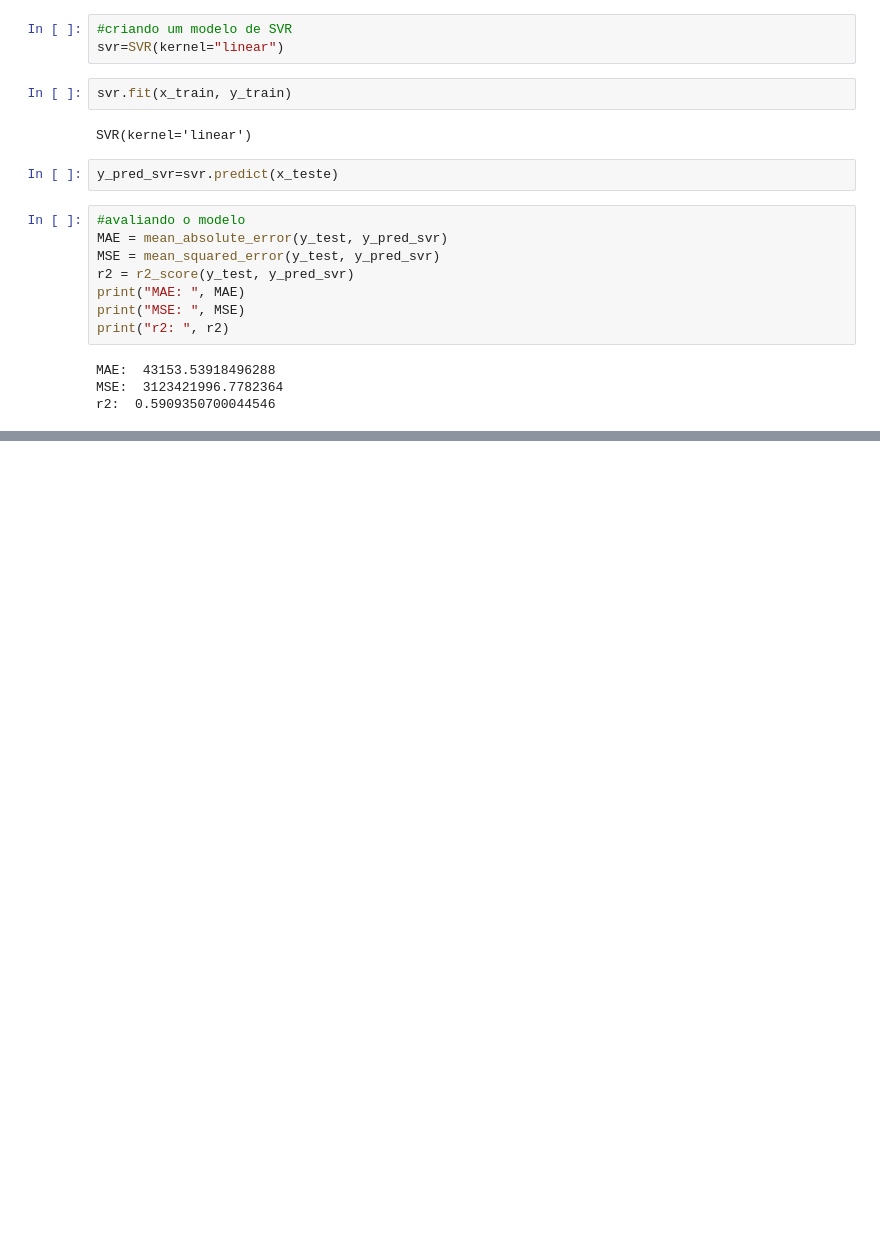
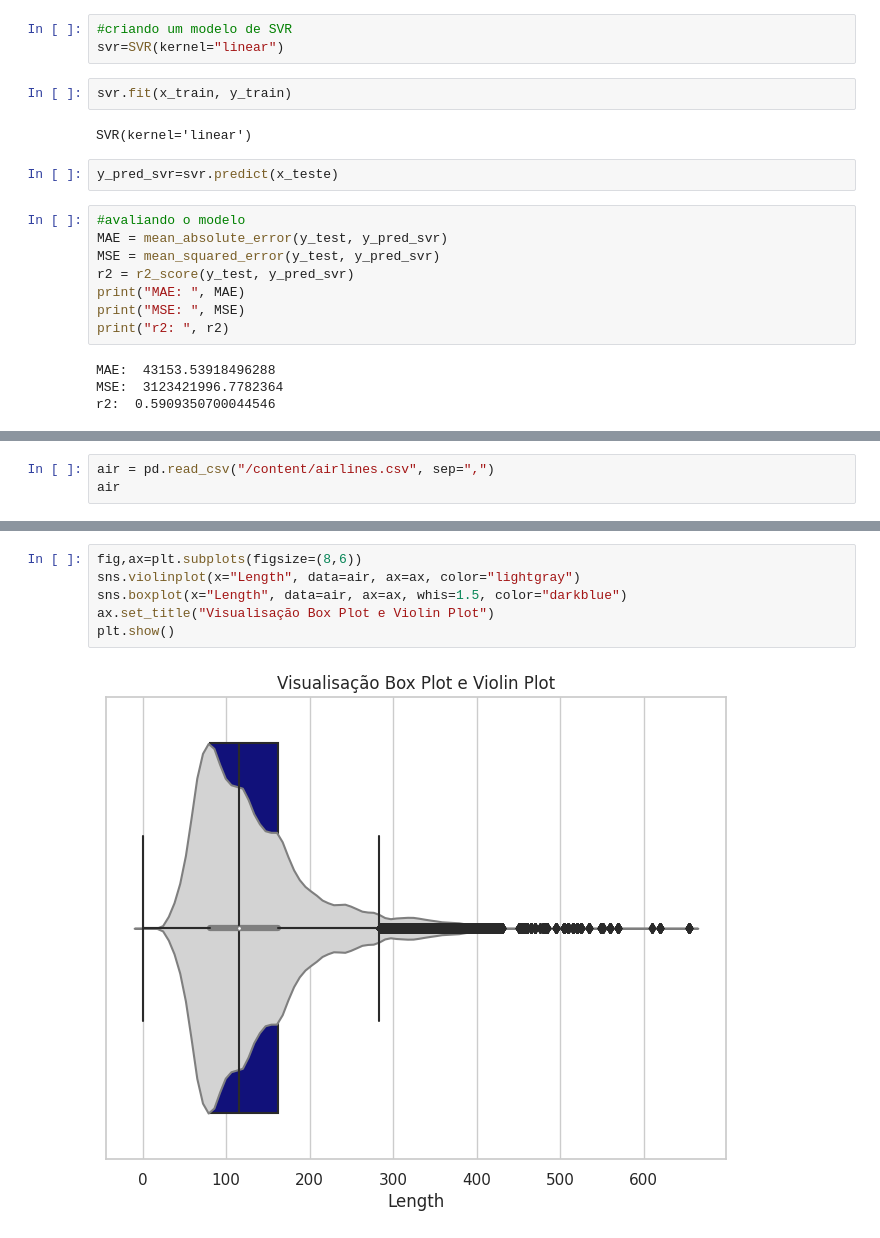
Before and after one commit to aloisiok1/Machine-Learning-com-Python, a Jupyter notebook: Machine_Learning_com_python.ipynb, the cells around one changed output, grey strips where cells are left out. Drawn from its saved outputs; the diff is of its cells as text; blank space fills up the shorter version.

```diff
--- a/Machine_Learning_com_python.ipynb
+++ b/Machine_Learning_com_python.ipynb
@@ -1631,0 +1639,3 @@ r2:  0.5909350700044546
+# %%
+air = pd.read_csv("/content/airlines.csv", sep=",")
+air
@@ -1631,0 +1695,8 @@ r2:  0.5909350700044546
+# %%
+fig,ax=plt.subplots(figsize=(8,6))
+sns.violinplot(x="Length", data=air, ax=ax, color="lightgray")
+sns.boxplot(x="Length", data=air, ax=ax, whis=1.5, color="darkblue")
+ax.set_title("Visualisação Box Plot e Violin Plot")
+plt.show()
+# %% [output]
+[figure, added]
```
Also changed, not shown: parts of 16 cells of this notebook, 2 other files.
